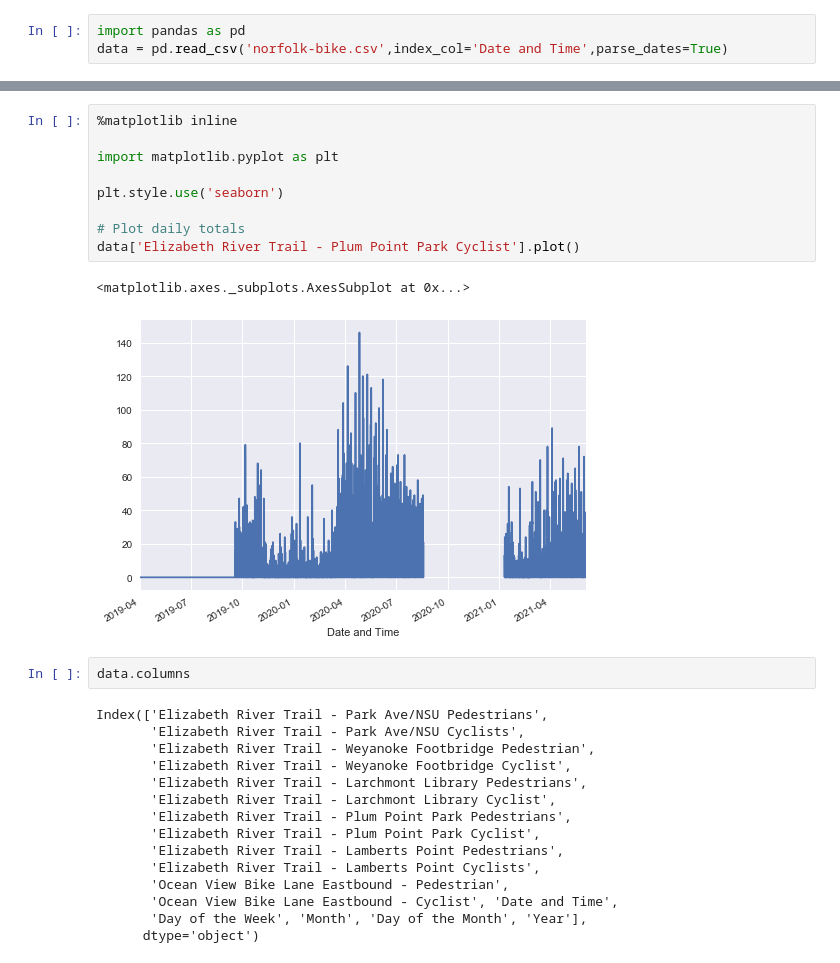
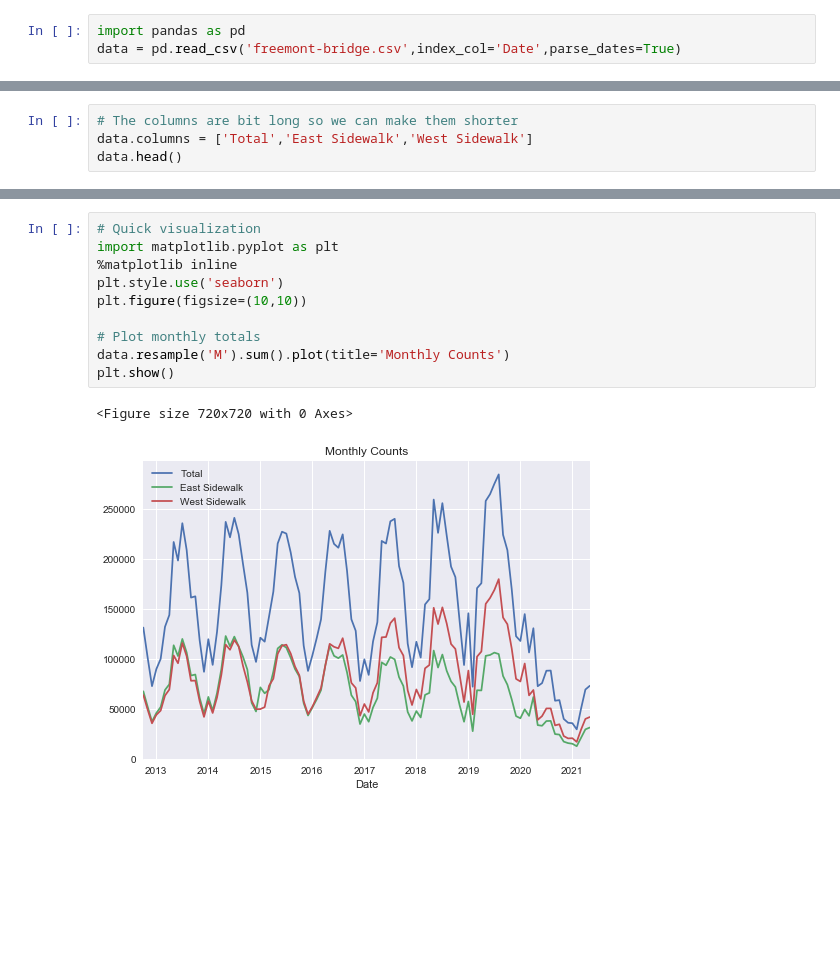
Before and after one commit to robertpullin/cycling-data-analysis, a Jupyter notebook: cycling-data-analysis.ipynb, the cells around one changed output, grey strips where cells are left out. Saved outputs shown, nothing was run; the diff lists cells and outputs as text; blank space fills up the shorter version.

```diff
--- a/cycling-data-analysis.ipynb
+++ b/cycling-data-analysis.ipynb
@@ -12,3 +14,3 @@ urlretrieve(URL,'norfolk-bike.csv')
 # %%
 import pandas as pd
-data = pd.read_csv('norfolk-bike.csv',index_col='Date and Time',parse_dates=True)
+data = pd.read_csv('freemont-bridge.csv',index_col='Date',parse_dates=True)
@@ -34,0 +17,4 @@ dtype: object
+# %%
+# The columns are bit long so we can make them shorter
+data.columns = ['Total','East Sidewalk','West Sidewalk']
+data.head()
@@ -35,29 +29,13 @@ dtype: object
 # %%
+# Quick visualization
+import matplotlib.pyplot as plt
 %matplotlib inline
+plt.style.use('seaborn')
+plt.figure(figsize=(10,10))
 
-import matplotlib.pyplot as plt
-
-plt.style.use('seaborn')
-
-# Plot daily totals
-data['Elizabeth River Trail - Plum Point Park Cyclist'].plot()
+# Plot monthly totals
+data.resample('M').sum().plot(title='Monthly Counts')
+plt.show()
 # %% [output]
-<matplotlib.axes._subplots.AxesSubplot at 0x...>
+<Figure size 720x720 with 0 Axes>
-[figure, old version]
+[figure, new version]
-# %%
-data.columns
-# %% [output]
-Index(['Elizabeth River Trail - Park Ave/NSU Pedestrians',
-       'Elizabeth River Trail - Park Ave/NSU Cyclists',
-       'Elizabeth River Trail - Weyanoke Footbridge Pedestrian',
-       'Elizabeth River Trail - Weyanoke Footbridge Cyclist',
-       'Elizabeth River Trail - Larchmont Library Pedestrians',
-       'Elizabeth River Trail - Larchmont Library Cyclist',
-       'Elizabeth River Trail - Plum Point Park Pedestrians',
-       'Elizabeth River Trail - Plum Point Park Cyclist',
-       'Elizabeth River Trail - Lamberts Point Pedestrians',
-       'Elizabeth River Trail - Lamberts Point Cyclists',
-       'Ocean View Bike Lane Eastbound - Pedestrian',
-       'Ocean View Bike Lane Eastbound - Cyclist', 'Date and Time',
-       'Day of the Week', 'Month', 'Day of the Month', 'Year'],
-      dtype='object')
```
Also changed, not shown: parts of 17 cells of this notebook.
